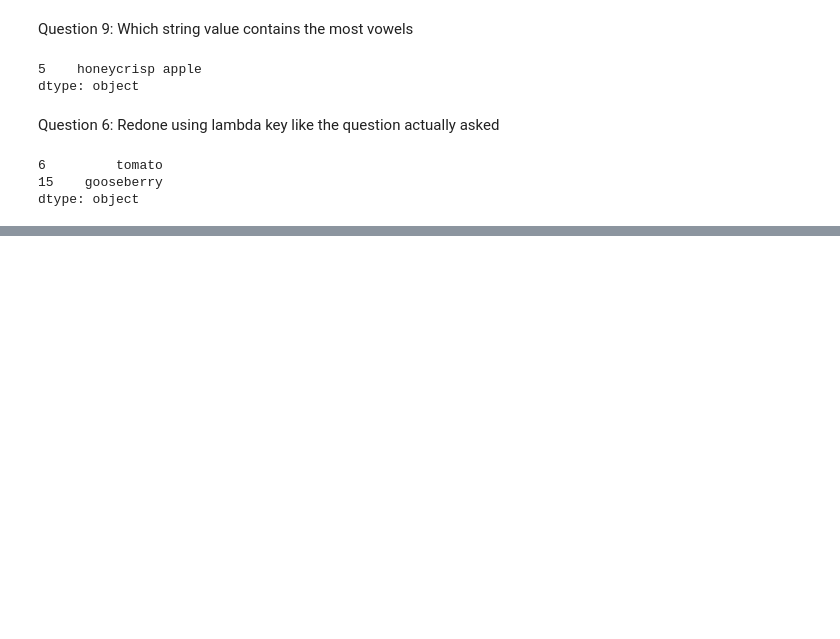
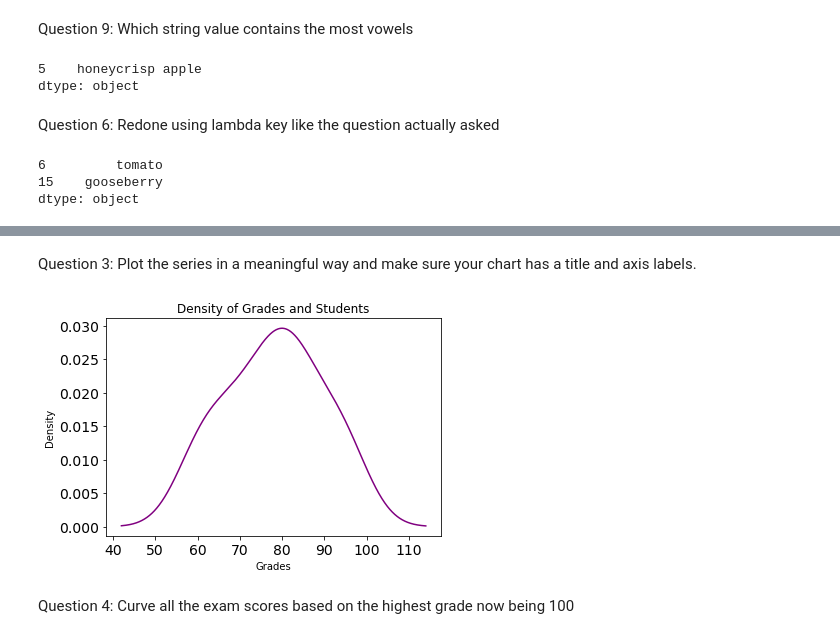
Before and after one commit to ForrestMccrosky/numpy-pandas-visualization-exercises, a Jupyter notebook: pandas_series.ipynb, the cells around one changed output, grey strips where cells are left out. Drawn from its saved outputs; the diff is of its cells as text; code cells hidden in the pictures; blank space fills up the shorter version.

```diff
--- a/pandas_series.ipynb
+++ b/pandas_series.ipynb
@@ -357,0 +532,3 @@ dtype: object
+# %%
+exam_scores = pd.Series([60, 86, 75, 62, 93, 71, 60, 83, 95, 78, 65, 72, 69, 81, 96, 80, 85, 92, 82, 78])
+exam_scores
@@ -357,0 +573,9 @@ dtype: object
+# %% [markdown]
+Question 3: Plot the series in a meaningful way and make sure your chart has a title and axis labels.
+# %%
+exam_scores.plot.kde(title ='Density of Grades and Students',fontsize= 14,rot=0,color='Purple').set(xlabel='Grades',ylabel='Density')
+plt.show()
+# %% [output]
+[figure, added]
+# %% [markdown]
+Question 4: Curve all the exam scores based on the highest grade now being 100
```
Also changed, not shown: parts of 45 cells of this notebook.
